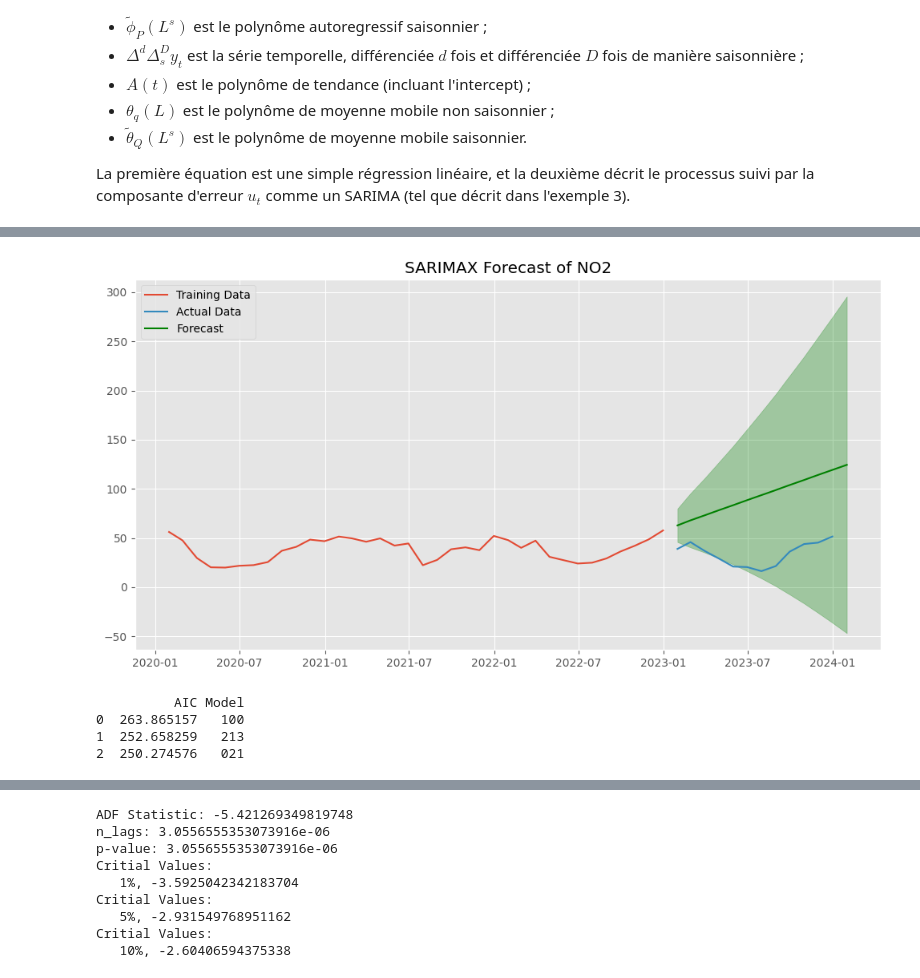
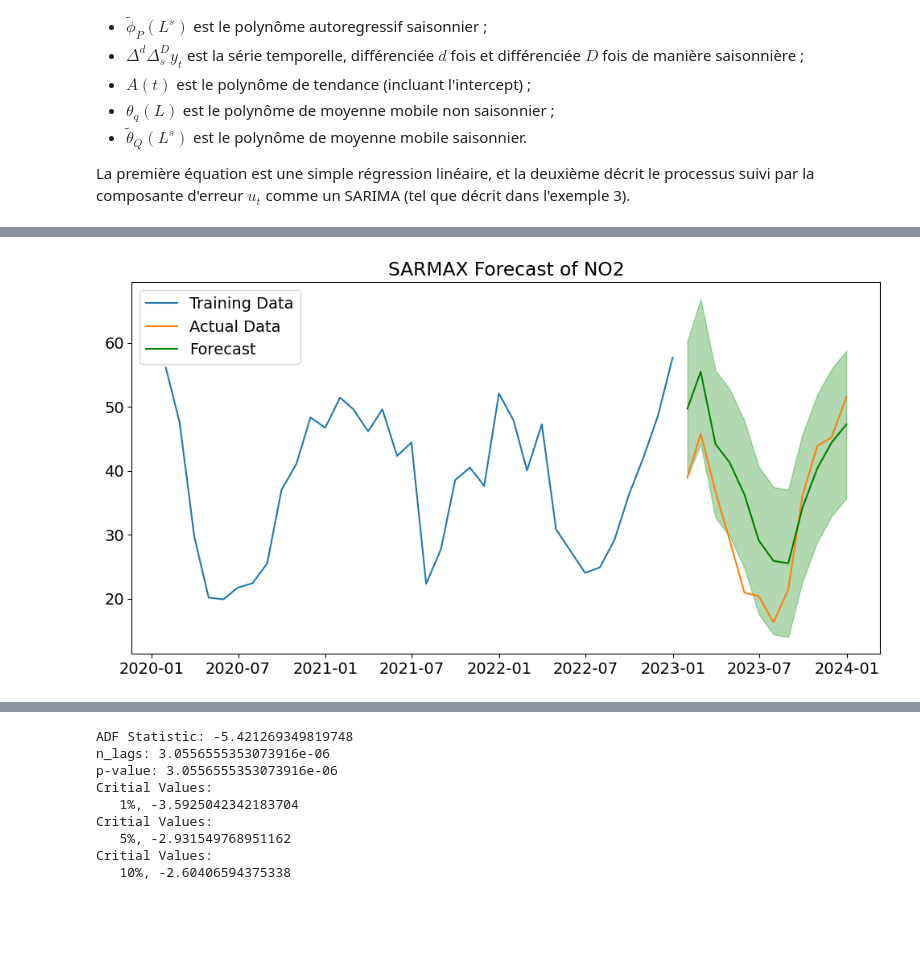
Before and after one commit to Antoine-Merienne/Projet-data-science-Mornand-Merienne, a Jupyter notebook: analyse_pollution_air.ipynb, the cells around one changed output, grey strips where cells are left out. Drawn from its saved outputs; the diff is of its cells as text; code cells hidden in the pictures; blank space fills up the shorter version.

Commit message:
SARMAX fin

```diff
--- a/analyse_pollution_air.ipynb
+++ b/analyse_pollution_air.ipynb
@@ -799,31 +811,17 @@ Freq: ME, Name: NO2, dtype: float64
 # %%
 # Faire des prédictions
-forecast = results.get_forecast(steps=len(test))
+forecast = results.get_forecast(exog = test_exog, steps=len(test_endog))
 forecast_ci = forecast.conf_int()
 
 plt.figure(figsize=(12, 6))
-plt.plot(train, label='Training Data')
-plt.plot(test, label='Actual Data')
+plt.plot(train_endog, label='Training Data')
+plt.plot(test_endog, label='Actual Data')
 plt.plot(forecast.predicted_mean, label='Forecast', color='green')
 plt.fill_between(forecast_ci.index,
                  forecast_ci.iloc[:, 0],
                  forecast_ci.iloc[:, 1], color='green', alpha=0.3)
 plt.legend()
-plt.title(f'SARIMAX Forecast of {target_variable}')
+plt.title(f'SARMAX Forecast of {target_variable}')
 plt.show()
 # %% [output]
-[figure, old version]
+[figure, new version]
-# %%
-# ON va essayer de voir quel modèle est le plus efficae (minimisation de AIC)
-p = 6
-q = 6
-d = 3
-print(eval_model(train,P = p,Q = q,D = d))
-#print(select_model(train,P = p,Q = q,D = d))
-#Le modèle réusltant pour Perpignan (asn compter la partie exogène X_t est (0,2,1))
-# Nous n'avons pas la capacité computationnelles de produire une modèle saisonnier
-# %% [output]
-          AIC Model
-0  263.865157   100
-1  252.658259   213
-2  250.274576   021
```
Also changed, not shown: parts of 31 cells of this notebook.
